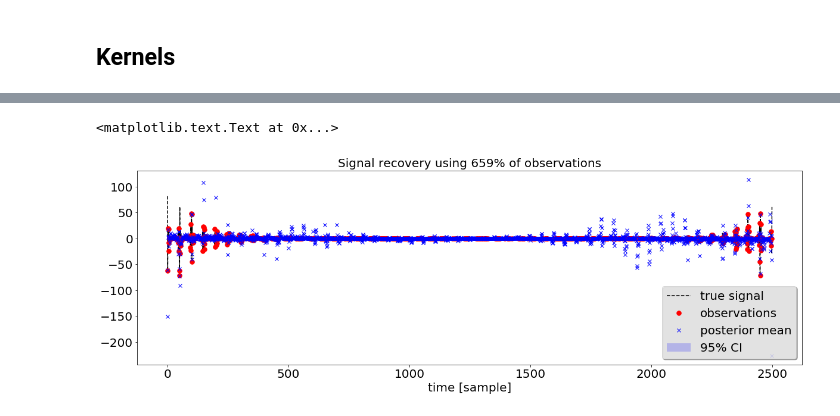
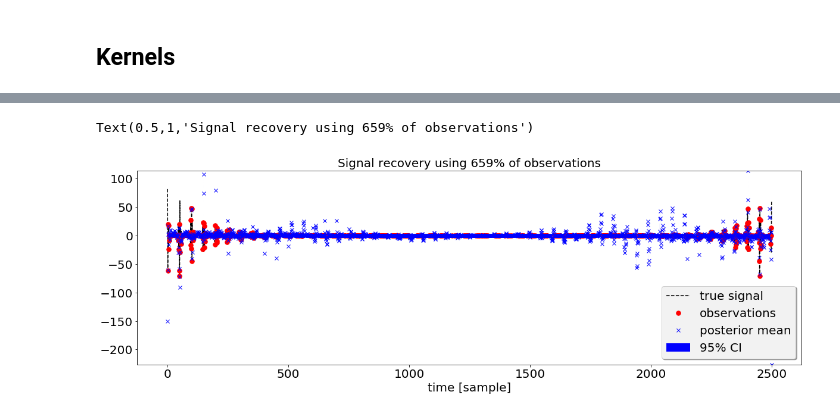
Before and after one commit to lerkoah/BayesianInterferometryIDS, a Jupyter notebook: src/testing_spectral_estimatio_model-NUMPY.ipynb, the cells around one changed output, grey strips where cells are left out. Drawn from its saved outputs; the diff is of its cells as text; code cells hidden in the pictures.

```diff
--- a/src/testing_spectral_estimatio_model-NUMPY.ipynb
+++ b/src/testing_spectral_estimatio_model-NUMPY.ipynb
@@ -427,23 +427,24 @@ plt.imshow(K, cmap='seismic')
 # %%
 my_label_size = 20
 label_size = 20
 plt.rcParams['xtick.labelsize'] = label_size
 plt.rcParams['ytick.labelsize'] = label_size
 
 #plotear estimacion, observaciones y datos totales
 fig=plt.figure(3, figsize=(20,6))
 ax = plt.gca()
-plt.fill_between(t, y_model-2*std_dev, y_model+2*std_dev, facecolor='blue', alpha=0.2, label='95% CI')
+plt.fill_between(t, y_model-2*std_dev, y_model+2*std_dev, facecolor='blue', alpha=1, label='95% CI')
 plt.plot(t,img_fft.real.reshape(-1), color='black',ls='--',label='true signal')
 plt.plot(mask_vect_index,Vrobs,'red',ms=15, linestyle='none', marker='.', label='observations')
 plt.plot(t,y_model, c='b', linestyle='none', marker='x',lw=4,label='posterior mean')
+plt.ylim([np.min(y_model-2*std_dev), np.max(y_model+2*std_dev)])
 
 leg=plt.legend(ncol=1,frameon=True, shadow=True, loc=4, fontsize=my_label_size)
 frame  = leg.get_frame()
 frame.set_facecolor('0.95')
 plt.xlabel('time [sample]', fontsize=my_label_size)
 plt.title('Signal recovery using {}% of observations'.format(p), fontsize=my_label_size)
 # plt.xlim([0,1800])
 # %% [output]
-<matplotlib.text.Text at 0x...>
+Text(0.5,1,'Signal recovery using 659% of observations')
-[figure, old version]
+[figure, new version]
```
Also changed, not shown: parts of 4 cells of this notebook, 2 other files.
